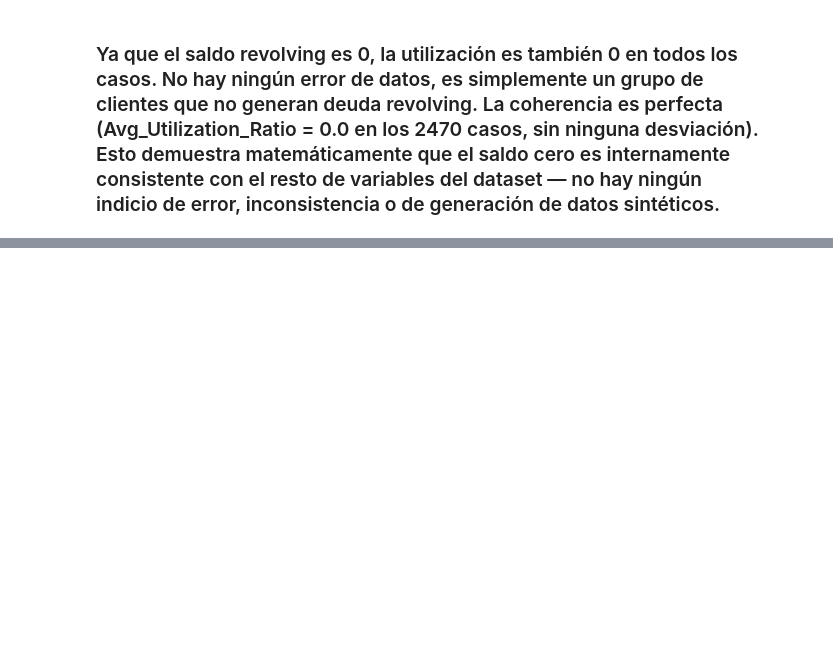
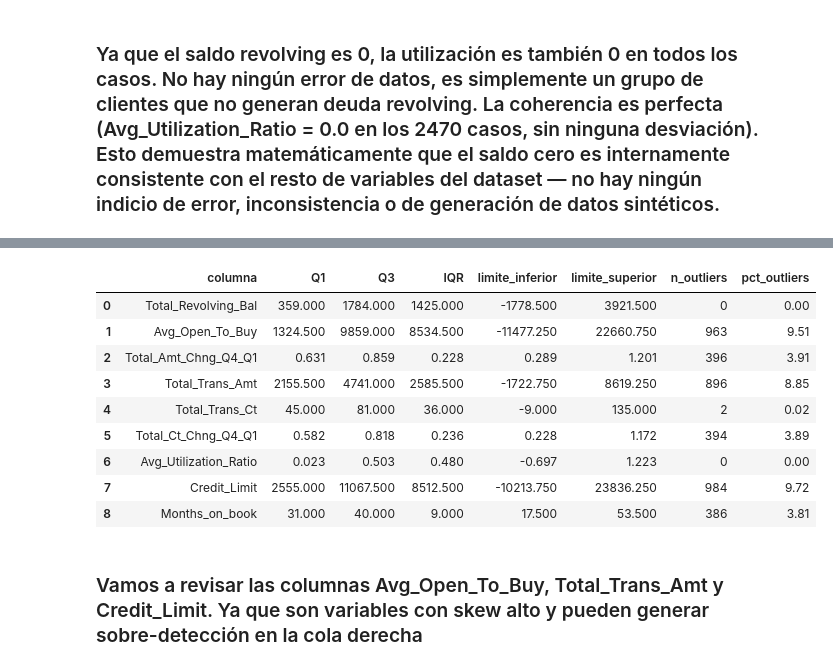
Before and after one commit to Dende8/Credit_Card_Churners, a Jupyter notebook: notebooks/preprocessing.ipynb, the cells around one changed output, grey strips where cells are left out. Saved outputs shown, nothing was run; the diff lists cells and outputs as text; code cells hidden in the pictures; blank space fills up the shorter version.

Commit message:
Cálculo de IQR
Se estudian las columnas con 1.5*IQR y las 'anómalas con 3*IQR

```diff
--- a/notebooks/preprocessing.ipynb
+++ b/notebooks/preprocessing.ipynb
@@ -207,0 +210,43 @@ Name: Avg_Utilization_Ratio, dtype: float64
+# %%
+def outliers_iqr(df, columna, k=1.5):
+    Q1 = df[columna].quantile(0.25)
+    Q3 = df[columna].quantile(0.75)
+    IQR = Q3 - Q1
+
+    limite_inferior = Q1 - k * IQR
+    limite_superior = Q3 + k * IQR
+
+    mask = (df[columna] < limite_inferior) | (df[columna] > limite_superior)
+
+    return {
+        'columna': columna,
+        'Q1': Q1,
+        'Q3': Q3,
+        'IQR': IQR,
+        'limite_inferior': limite_inferior,
+        'limite_superior': limite_superior,
+        'n_outliers': mask.sum(),
+        'pct_outliers': round(mask.mean() * 100, 2)
+    }
+
+columnas_iqr = [
+    'Total_Revolving_Bal', 'Avg_Open_To_Buy', 'Total_Amt_Chng_Q4_Q1',
+    'Total_Trans_Amt', 'Total_Trans_Ct', 'Total_Ct_Chng_Q4_Q1',
+    'Avg_Utilization_Ratio', 'Credit_Limit', 'Months_on_book'
+]
+
+resultados_iqr = pd.DataFrame([outliers_iqr(df_clean, col) for col in columnas_iqr])
+resultados_iqr
+# %% [output]
+|  | columna | Q1 | Q3 | IQR | limite_inferior | limite_superior | n_outliers | pct_outliers |
+| 0 | Total_Revolving_Bal | 359.000 | 1784.000 | 1425.000 | -1778.500 | 3921.500 | 0 | 0.00 |
+| 1 | Avg_Open_To_Buy | 1324.500 | 9859.000 | 8534.500 | -11477.250 | 22660.750 | 963 | 9.51 |
+| 2 | Total_Amt_Chng_Q4_Q1 | 0.631 | 0.859 | 0.228 | 0.289 | 1.201 | 396 | 3.91 |
+| 3 | Total_Trans_Amt | 2155.500 | 4741.000 | 2585.500 | -1722.750 | 8619.250 | 896 | 8.85 |
+| 4 | Total_Trans_Ct | 45.000 | 81.000 | 36.000 | -9.000 | 135.000 | 2 | 0.02 |
+| 5 | Total_Ct_Chng_Q4_Q1 | 0.582 | 0.818 | 0.236 | 0.228 | 1.172 | 394 | 3.89 |
+| 6 | Avg_Utilization_Ratio | 0.023 | 0.503 | 0.480 | -0.697 | 1.223 | 0 | 0.00 |
+| 7 | Credit_Limit | 2555.000 | 11067.500 | 8512.500 | -10213.750 | 23836.250 | 984 | 9.72 |
+| 8 | Months_on_book | 31.000 | 40.000 | 9.000 | 17.500 | 53.500 | 386 | 3.81 |
+# %% [markdown]
+### Vamos a revisar las columnas Avg_Open_To_Buy, Total_Trans_Amt y Credit_Limit. Ya que son variables con skew alto y pueden generar sobre-detección en la cola derecha
```
Also changed, not shown: parts of 10 cells of this notebook.
